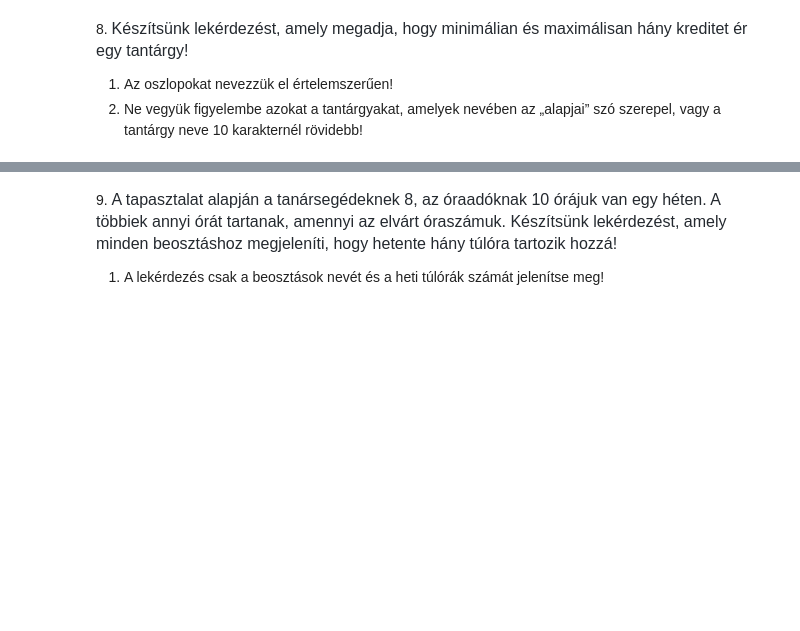
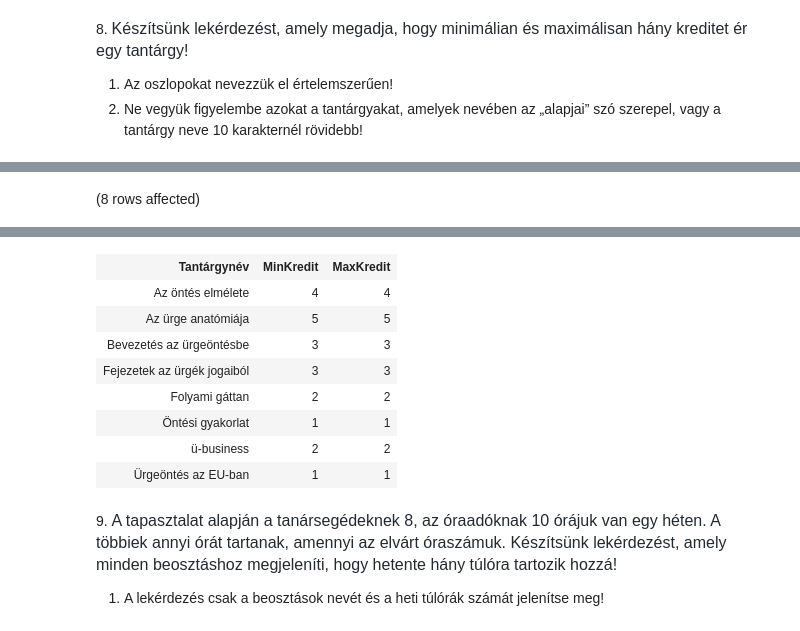
Before and after one commit to varadikitti/sqlgyak03, a Jupyter notebook: gyakorlat02_feladatok .ipynb, the cells around one changed output, grey strips where cells are left out. Saved outputs shown, nothing was run; the diff lists cells and outputs as text; code cells hidden in the pictures; blank space fills up the shorter version.

```diff
--- a/gyakorlat02_feladatok .ipynb
+++ b/gyakorlat02_feladatok .ipynb
@@ -179,0 +190,16 @@ Total execution time: 00:00:00
+# %%
+SELECT  Tantárgynév,
+        MIN(Kredit) AS 'MinKredit',
+        MAX(Kredit) AS 'MaxKredit'
+FROM Tantárgyak
+GROUP BY Tantárgynév
+HAVING Tantárgynév not like '%alapjai%' and len(Tantárgynév) >= 10
+
+-- megoldás vagy mi...
+
+-- SELECT MIN(Kredit) AS 'MinKredit',
+--       MAX(Kredit) AS 'MaxKredit'
+--FROM Tantárgyak
+--WHERE Tantárgynév NOT LIKE '%alapjai%' AND LEN(Tantárgynév) >=10
+# %% [output]
+(8 rows affected)
@@ -180,3 +207,12 @@ Total execution time: 00:00:00
+| Tantárgynév | MinKredit | MaxKredit |
+| Az öntés elmélete | 4 | 4 |
+| Az ürge anatómiája | 5 | 5 |
+| Bevezetés az ürgeöntésbe | 3 | 3 |
+| Fejezetek az ürgék jogaiból | 3 | 3 |
+| Folyami gáttan | 2 | 2 |
+| Öntési gyakorlat | 1 | 1 |
+| ü-business | 2 | 2 |
+| Ürgeöntés az EU-ban | 1 | 1 |
 # %% [markdown]
 9. <span style="color: rgb(36, 41, 47); font-family: -apple-system, BlinkMacSystemFont, &quot;Segoe UI&quot;, Helvetica, Arial, sans-serif, &quot;Apple Color Emoji&quot;, &quot;Segoe UI Emoji&quot;; font-size: 16px;">A tapasztalat alapján a tanársegédeknek 8, az óraadóknak 10 órájuk van egy héten. A többiek annyi órát tartanak, amennyi az elvárt óraszámuk. Készítsünk lekérdezést, amely minden beosztáshoz megjeleníti, hogy hetente hány túlóra tartozik hozzá!</span>
 
```
Also changed, not shown: parts of 5 cells of this notebook.
